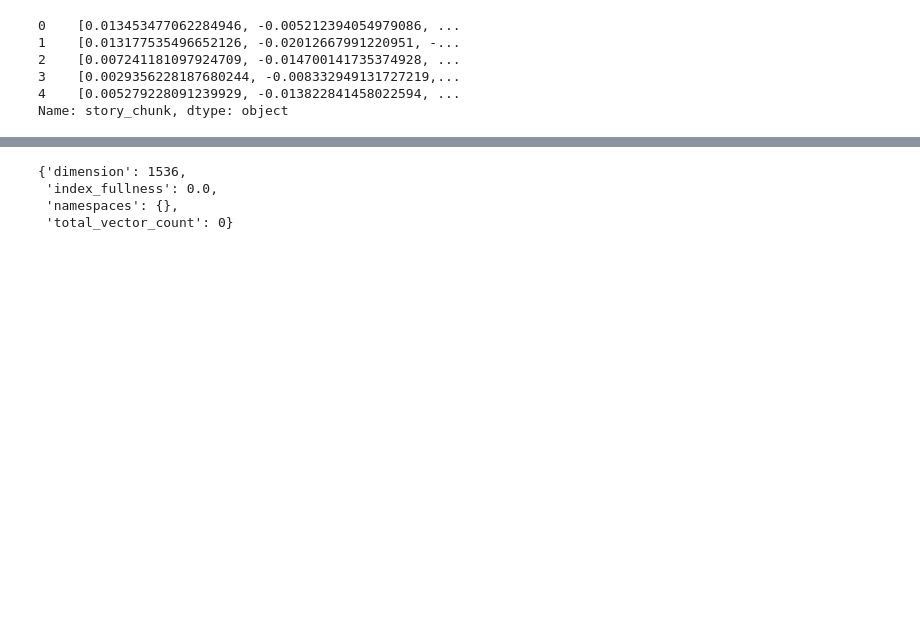
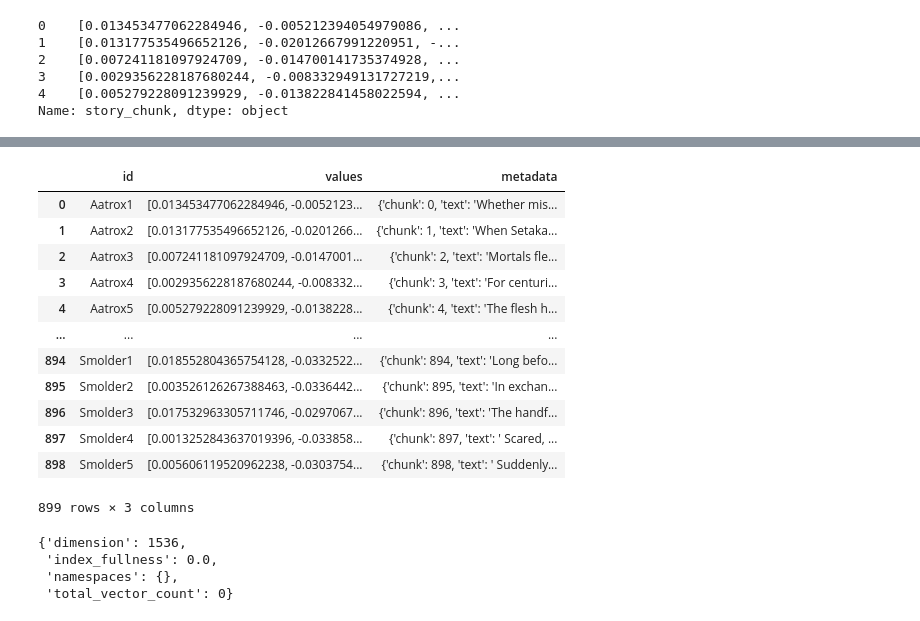
Before and after one commit to mhy-666/LLM_Application_with_RAG, a Jupyter notebook: src/EDA.ipynb, the cells around one changed output, grey strips where cells are left out. Drawn from its saved outputs; the diff is of its cells as text; code cells hidden in the pictures; blank space fills up the shorter version.

```diff
--- a/src/EDA.ipynb
+++ b/src/EDA.ipynb
@@ -144,2 +187,18 @@ preoceesed_df
+# %%
+processed_df
+# %% [output]
+|  | id | values | metadata |
+| 0 | Aatrox1 | [0.013453477062284946, -0.0052123... | {'chunk': 0, 'text': 'Whether mis... |
+| 1 | Aatrox2 | [0.013177535496652126, -0.0201266... | {'chunk': 1, 'text': 'When Setaka... |
+| 2 | Aatrox3 | [0.007241181097924709, -0.0147001... | {'chunk': 2, 'text': 'Mortals fle... |
+| 3 | Aatrox4 | [0.0029356228187680244, -0.008332... | {'chunk': 3, 'text': 'For centuri... |
+| 4 | Aatrox5 | [0.005279228091239929, -0.0138228... | {'chunk': 4, 'text': 'The flesh h... |
+| ... | ... | ... | ... |
+| 894 | Smolder1 | [0.018552804365754128, -0.0332522... | {'chunk': 894, 'text': 'Long befo... |
+| 895 | Smolder2 | [0.003526126267388463, -0.0336442... | {'chunk': 895, 'text': 'In exchan... |
+| 896 | Smolder3 | [0.017532963305711746, -0.0297067... | {'chunk': 896, 'text': 'The handf... |
+| 897 | Smolder4 | [0.0013252843637019396, -0.033858... | {'chunk': 897, 'text': ' Scared, ... |
+| 898 | Smolder5 | [0.005606119520962238, -0.0303754... | {'chunk': 898, 'text': ' Suddenly... |
+899 rows × 3 columns
 # %%
 !pip install pinecone-client pinecone-datasets
```
Also changed, not shown: parts of 33 cells of this notebook, 2 other files.
